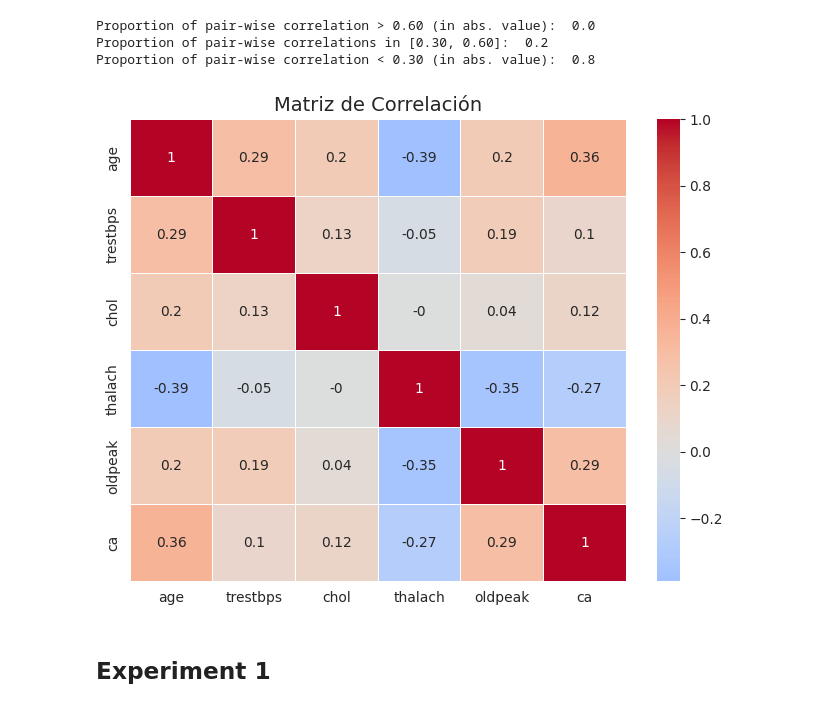
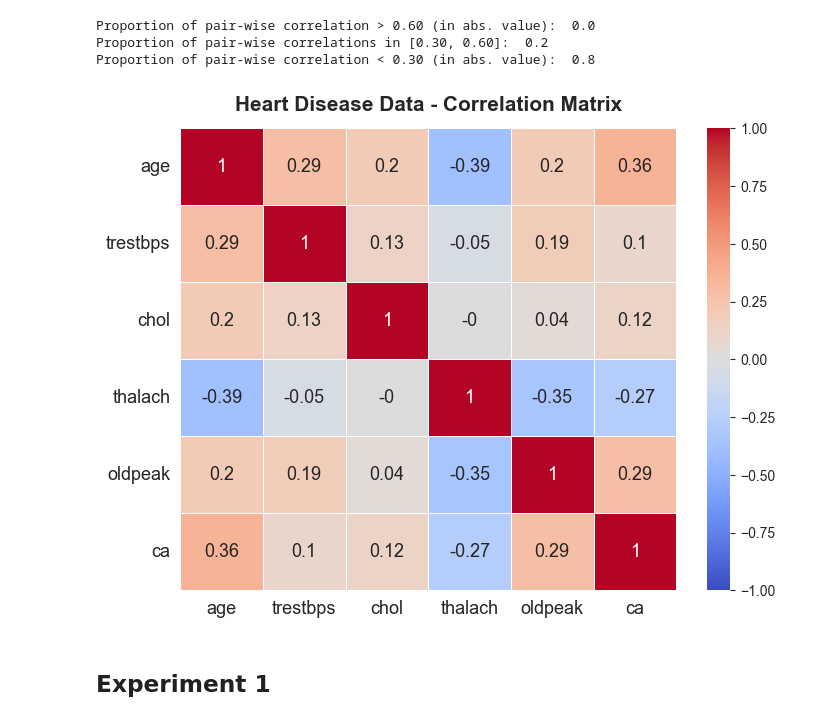
Before and after one commit to FabioScielzoOrtiz/db-robust-clust-paper-code, a Jupyter notebook: experiments/real_data/experiments_heart_disease.ipynb, the cells around one changed output. Saved outputs shown, nothing was run; the diff lists cells and outputs as text; code cells hidden in the pictures.

```diff
--- a/experiments/real_data/experiments_heart_disease.ipynb
+++ b/experiments/real_data/experiments_heart_disease.ipynb
@@ -316,17 +318,24 @@ Proportion of pair-wise correlation < 0.30 (in abs. value):  0.8
 # %%
 # Suponiendo que ya tienes tu matriz de correlaciones
 corr = X[quant_predictors].to_pandas().corr().round(2)
 
 plt.figure(figsize=(8,6))
-sns.heatmap(corr,
-            annot=True,        # Muestra los valores dentro de cada celda
-            cmap="coolwarm",   # Paleta de colores (azul-rojo)
-            center=0,          # Centra el mapa en 0
-            linewidths=0.5)    # Líneas entre celdas
-plt.title("Matriz de Correlación", fontsize=14)
+sns.heatmap(
+    corr,
+    annot=True,                 # Muestra los valores dentro de las celdas
+    cmap="coolwarm",            # Paleta de colores
+    vmin=-1, vmax=1,             # Escala del colorbar
+    linewidths=0.5,             # Líneas entre celdas
+    annot_kws={"size": 13}      # Tamaño del texto dentro de las celdas
+)
+
+# Personalizar etiquetas
+plt.xticks(fontsize=13)         # Tamaño etiquetas eje X
+plt.yticks(fontsize=13, rotation=0)  # Tamaño etiquetas eje Y (sin rotación)
+plt.title("Heart Disease Data - Correlation Matrix", fontsize=15, fontweight='bold', y=1.02)
 plt.show()
 # %% [output]
-[figure, old version]
+[figure, new version]
 # %% [markdown]
 
 ## Experiment 1
```
Also changed, not shown: parts of 4 cells of this notebook, 2 other files.
